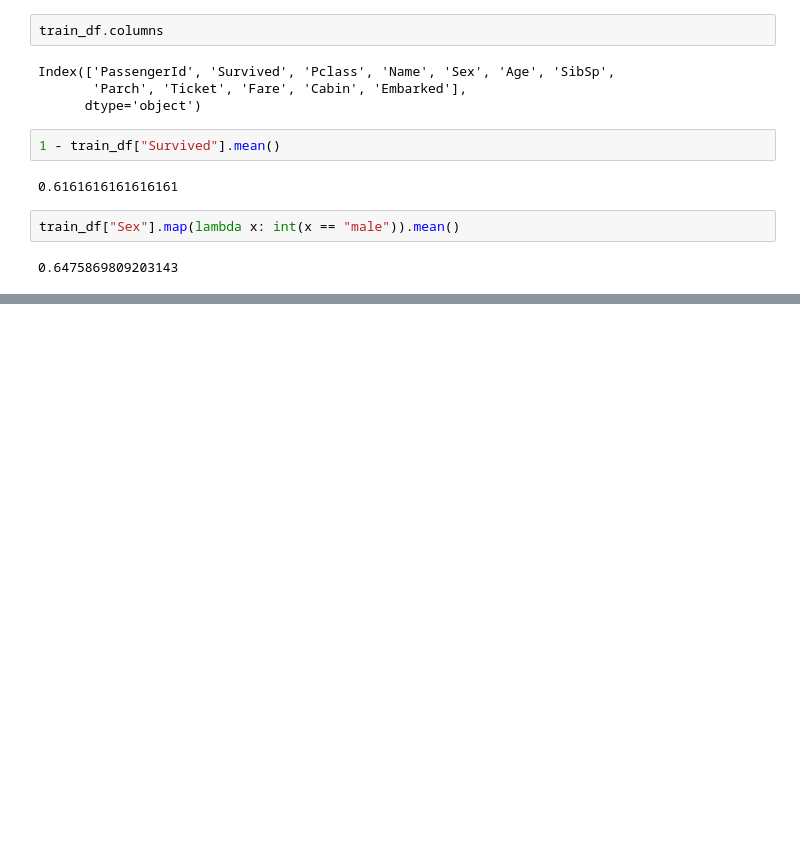
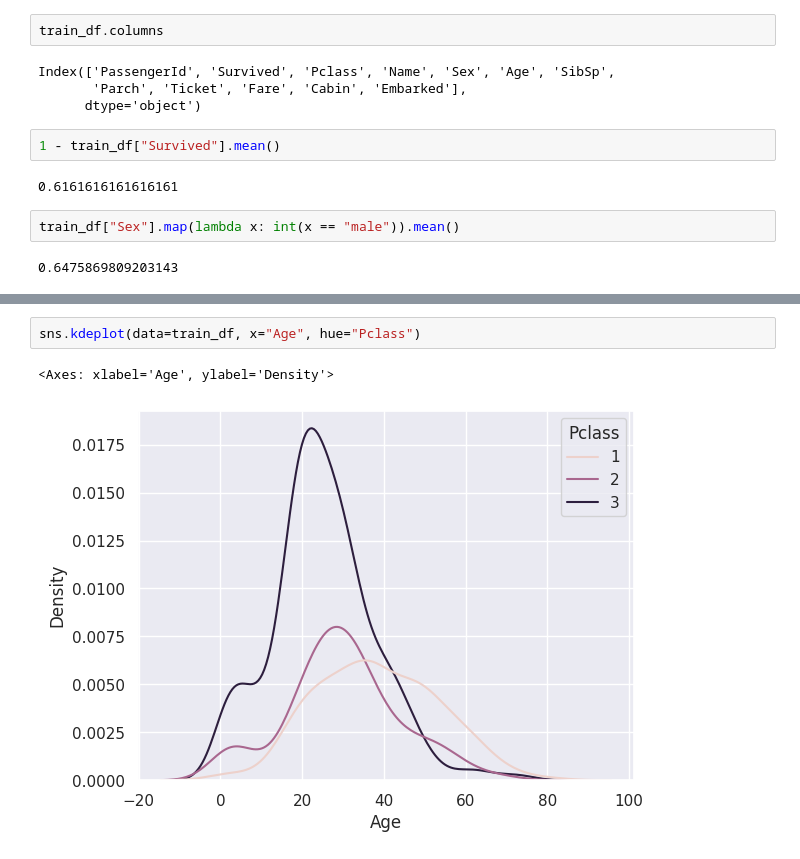
Before and after one commit to AbhikChowdhury6/codingChallenges, a Jupyter notebook: kaggle/competitions/gettingStarted/titanic/titanicExploration.ipynb, the cells around one changed output, grey strips where cells are left out. Cells and saved outputs as stored; diff of their text form; blank space fills up the shorter version.

```diff
--- a/kaggle/competitions/gettingStarted/titanic/titanicExploration.ipynb
+++ b/kaggle/competitions/gettingStarted/titanic/titanicExploration.ipynb
@@ -21,0 +95,5 @@ train_df["Sex"].map(lambda x: int(x == "male")).mean()
+# %%
+sns.kdeplot(data=train_df, x="Age", hue="Pclass")
+# %% [output]
+<Axes: xlabel='Age', ylabel='Density'>
+[figure, added]
```
Also changed, not shown: parts of 11 cells of this notebook.
